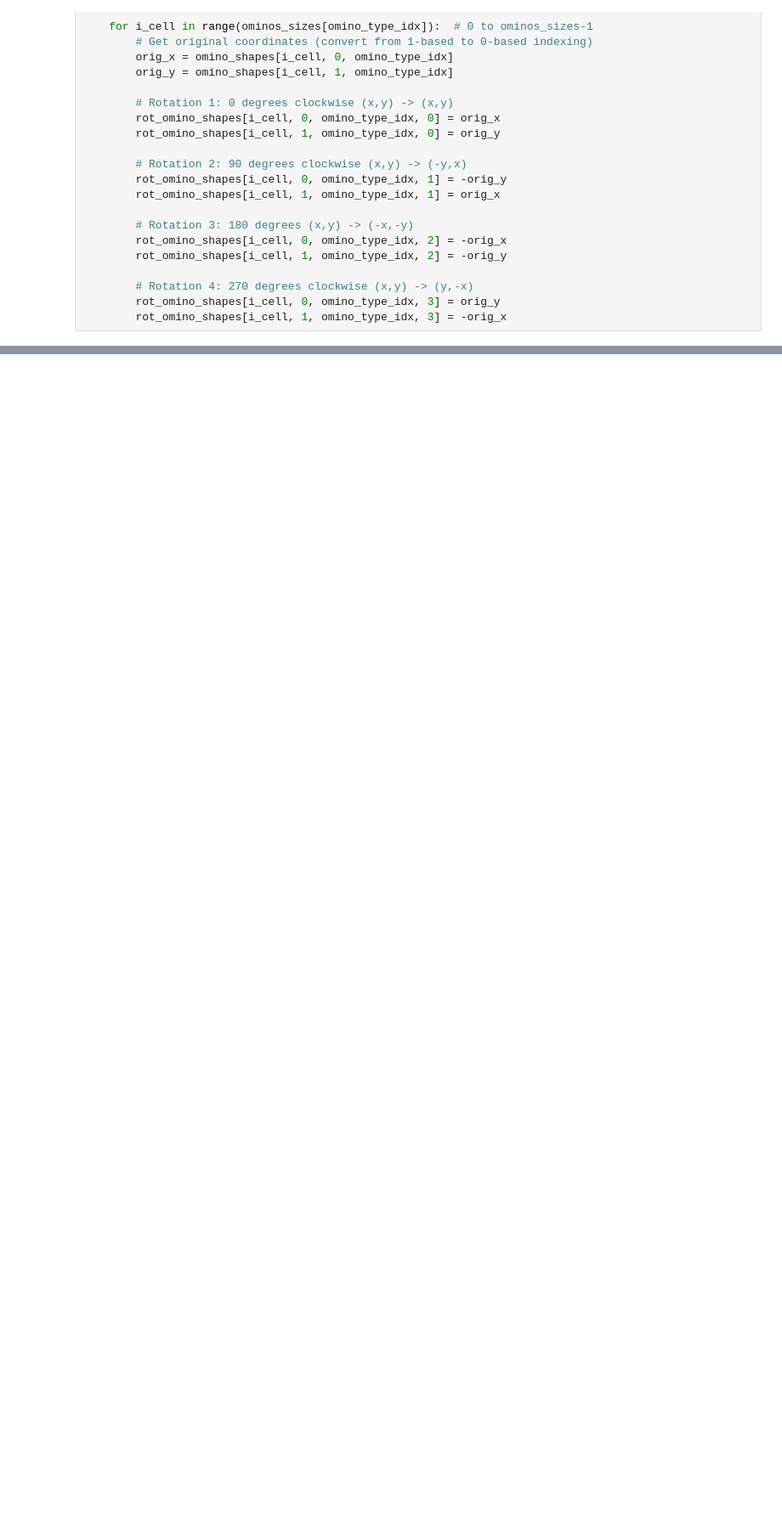
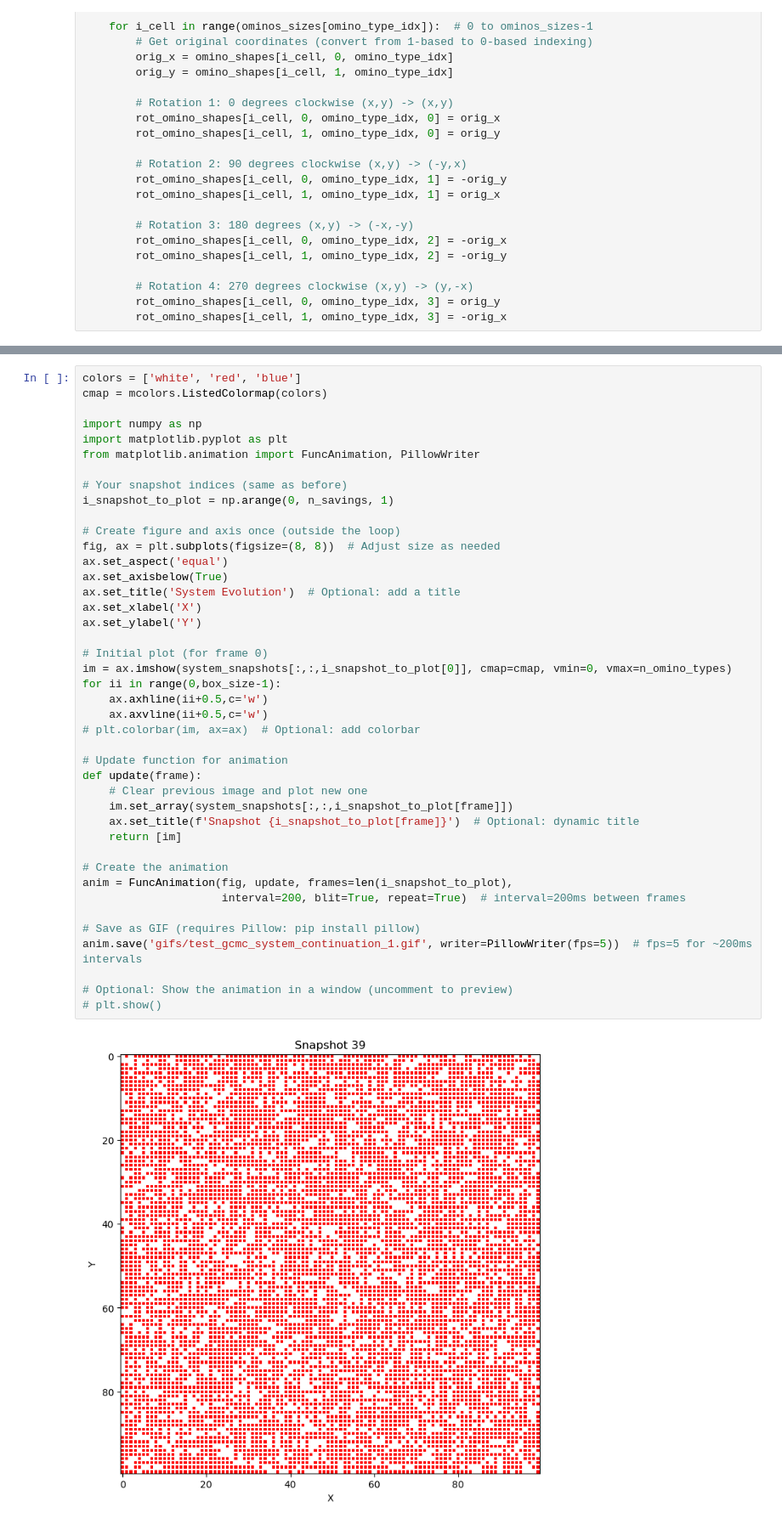
Before and after one commit to daviderevignas/polyomini, a Jupyter notebook: 006_test_gcmc_poly_ord_5_systematic_different_initial_condition.ipynb, the cells around one changed output, grey strips where cells are left out. Shown: that part at 85% size. Cells and saved outputs as stored; diff of their text form; blank space fills up the shorter version.

```diff
--- a/006_test_gcmc_poly_ord_5_systematic_different_initial_condition.ipynb
+++ b/006_test_gcmc_poly_ord_5_systematic_different_initial_condition.ipynb
@@ -207,0 +231,44 @@ for i_snapshot in i_snapshot_to_plot:
+# %%
+colors = ['white', 'red', 'blue']
+cmap = mcolors.ListedColormap(colors)
+
+import numpy as np
+import matplotlib.pyplot as plt
+from matplotlib.animation import FuncAnimation, PillowWriter
+
+# Your snapshot indices (same as before)
+i_snapshot_to_plot = np.arange(0, n_savings, 1)
+
+# Create figure and axis once (outside the loop)
+fig, ax = plt.subplots(figsize=(8, 8))  # Adjust size as needed
+ax.set_aspect('equal')
+ax.set_axisbelow(True)
+ax.set_title('System Evolution')  # Optional: add a title
+ax.set_xlabel('X')
+ax.set_ylabel('Y')
+
+# Initial plot (for frame 0)
+im = ax.imshow(system_snapshots[:,:,i_snapshot_to_plot[0]], cmap=cmap, vmin=0, vmax=n_omino_types)
+for ii in range(0,box_size-1):
+    ax.axhline(ii+0.5,c='w')
+    ax.axvline(ii+0.5,c='w')
+# plt.colorbar(im, ax=ax)  # Optional: add colorbar
+
+# Update function for animation
+def update(frame):
+    # Clear previous image and plot new one
+    im.set_array(system_snapshots[:,:,i_snapshot_to_plot[frame]])
+    ax.set_title(f'Snapshot {i_snapshot_to_plot[frame]}')  # Optional: dynamic title
+    return [im]
+
+# Create the animation
+anim = FuncAnimation(fig, update, frames=len(i_snapshot_to_plot),
+                     interval=200, blit=True, repeat=True)  # interval=200ms between frames
+
+# Save as GIF (requires Pillow: pip install pillow)
+anim.save('gifs/test_gcmc_system_continuation_1.gif', writer=PillowWriter(fps=5))  # fps=5 for ~200ms intervals
+
+# Optional: Show the animation in a window (uncomment to preview)
+# plt.show()
+# %% [output]
+[figure, added]
```
Also changed, not shown: parts of 11 cells of this notebook, 5 other files.
